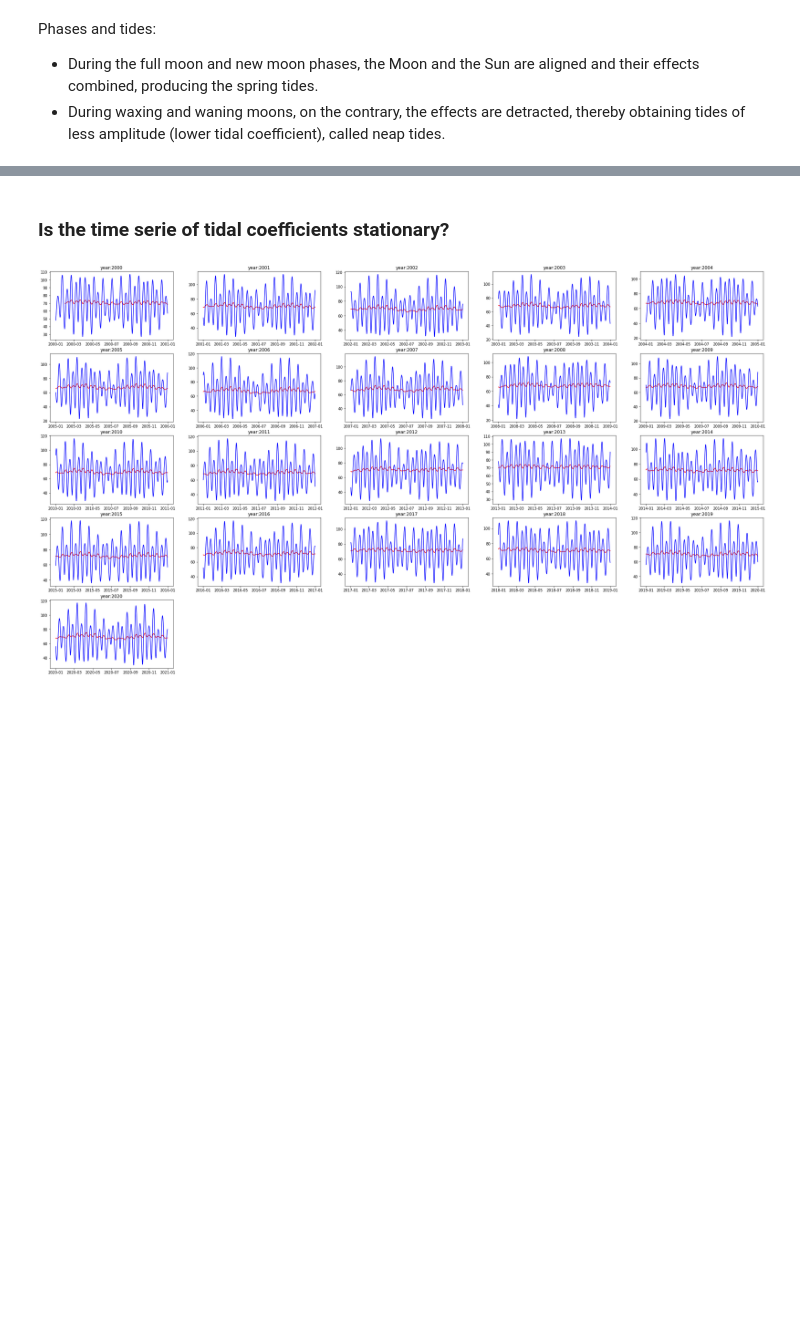
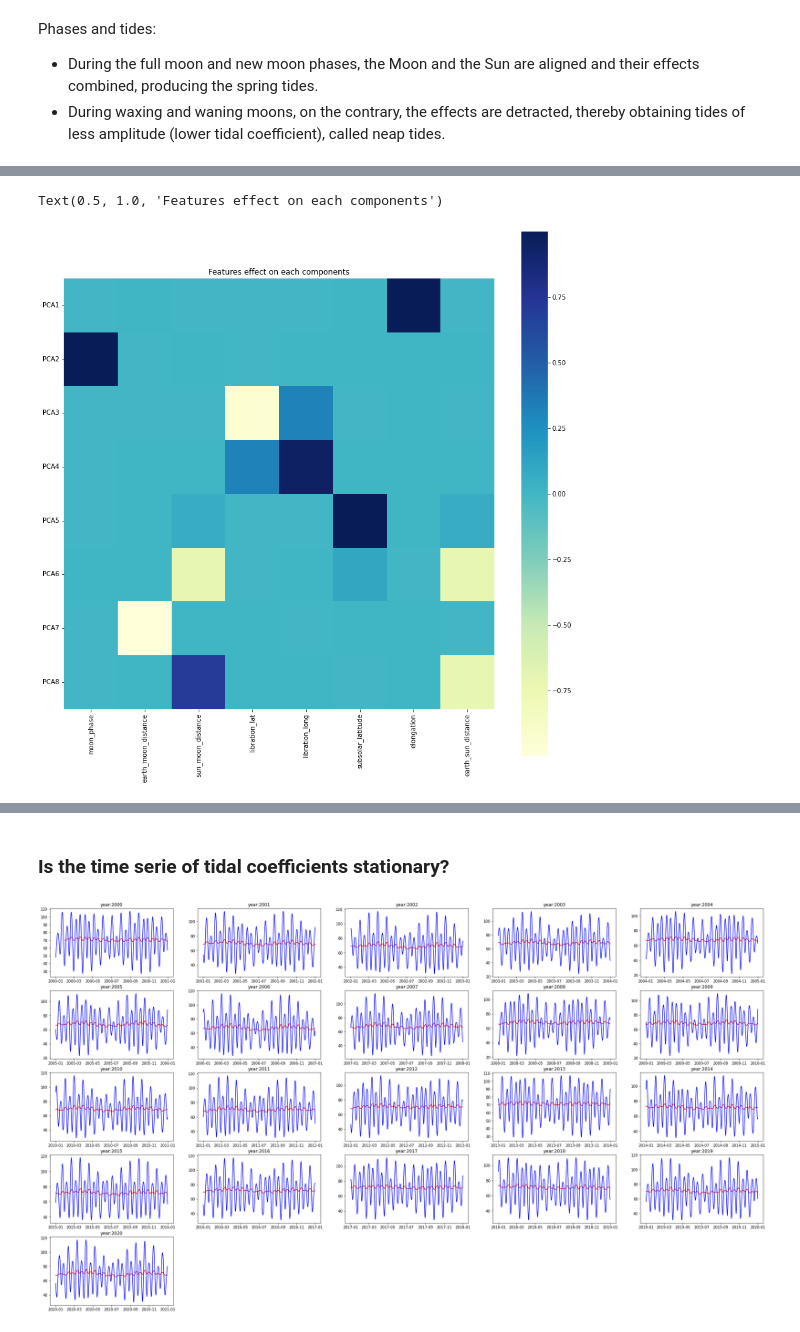
Before and after one commit to otmane-el-aloi/Prediction-of-tidal-coefficients, a Jupyter notebook: dataAnalysisOtmane.ipynb, the cells around one changed output, grey strips where cells are left out. Saved outputs shown, nothing was run; the diff lists cells and outputs as text; code cells hidden in the pictures; blank space fills up the shorter version.

```diff
--- a/dataAnalysisOtmane.ipynb
+++ b/dataAnalysisOtmane.ipynb
@@ -264,0 +360,6 @@ def getSunEarthDistance(date):
+# %%
+df_features = sub_df.iloc[:,1:]
+# %%
+pca = PCA()
+X_pca = pca.fit_transform(df_features)
+pd.DataFrame(pca.components_.T, index=list(df_features.columns))
@@ -264,0 +376,13 @@ def getSunEarthDistance(date):
+# %%
+fig, ax = plt.subplots(figsize=(15,15))
+ax = sns.heatmap(pca.components_,
+                 cmap='YlGnBu',
+                 yticklabels=[ "PCA"+str(X_test) for X_test in range(1,pca.n_components_+1)],
+                 xticklabels=list(df_features.columns),
+                 cbar_kws={"orientation": "vertical"})
+plt.yticks(rotation=0)
+ax.set_aspect("equal")
+plt.title('Features effect on each components')
+# %% [output]
+Text(0.5, 1.0, 'Features effect on each components')
+[figure, added]
```
Also changed, not shown: parts of 28 cells of this notebook.
